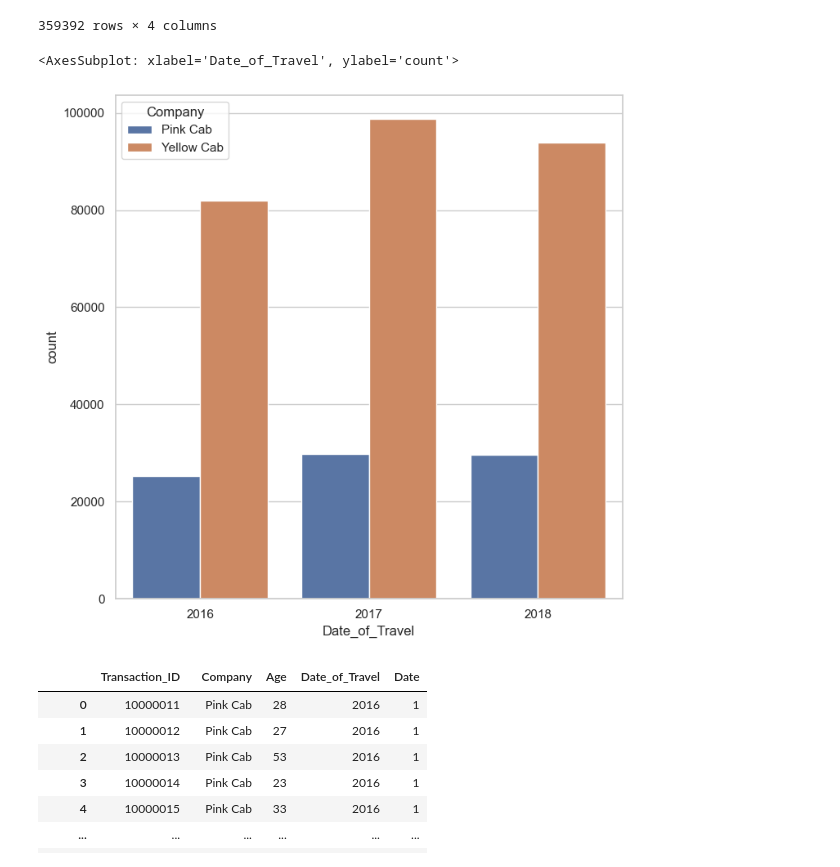
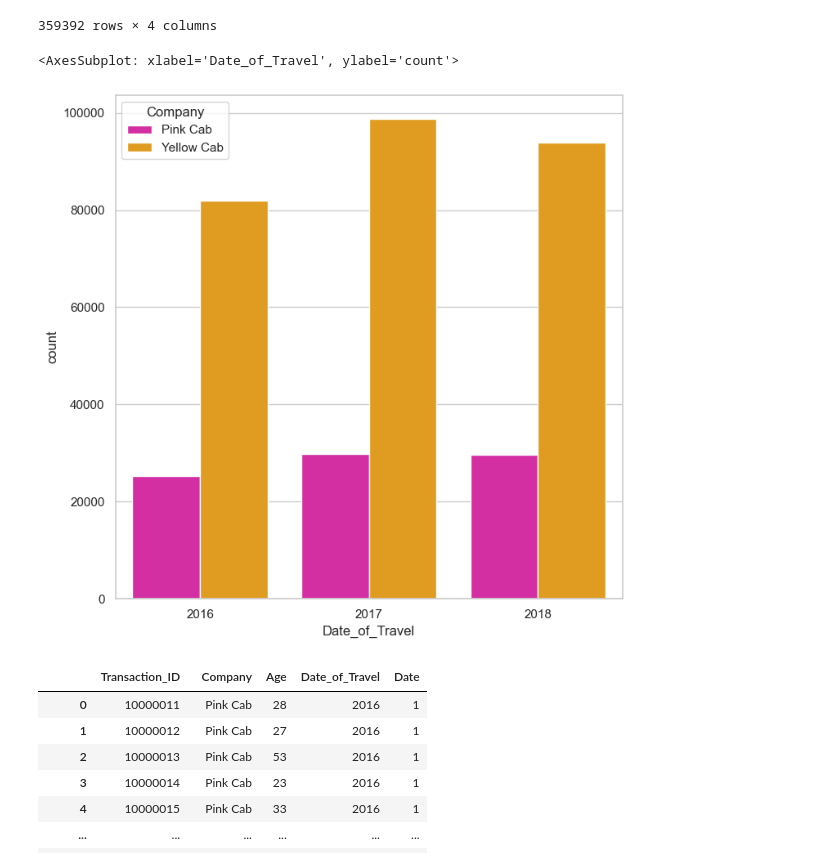
Before and after one commit to YOMIUS/Cab-Data-Analysis, a Jupyter notebook: Week2.ipynb, the cells around one changed output. Saved outputs shown, nothing was run; the diff lists cells and outputs as text; code cells hidden in the pictures.

```diff
--- a/Week2.ipynb
+++ b/Week2.ipynb
@@ -383,10 +412,10 @@ df_3
 359392 rows × 4 columns
 # %%
 fig, ax  = plt.subplots(figsize=(8,8))
-sns.countplot(data=df_3, x='Date_of_Travel', hue='Company')
+sns.countplot(data=df_3, x='Date_of_Travel', hue='Company', palette=["#ee13ad",'#ffa600'])
 # %% [output]
 <AxesSubplot: xlabel='Date_of_Travel', ylabel='count'>
-[figure, old version]
+[figure, new version]
 # %%
 df_4 = final_df.groupby(['Transaction_ID','Company','Age',final_df.Date_of_Travel.dt.year]).agg({'Date_of_Travel': 'count',}).rename(columns={'Date_of_Travel':'Date'})
 df_4.reset_index(inplace=True)
```
Also changed, not shown: parts of 38 cells of this notebook, 1 other file.
